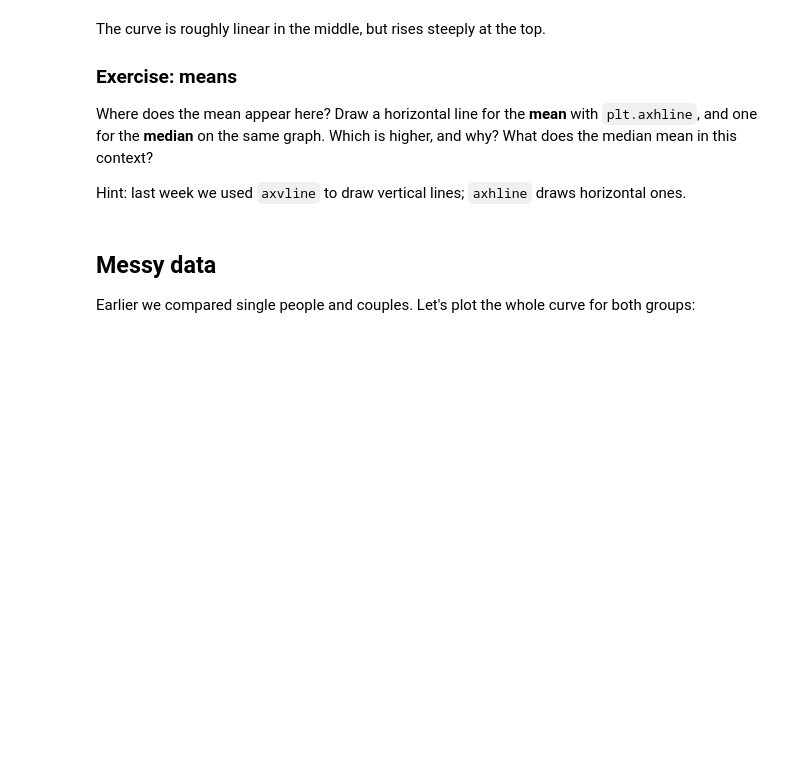
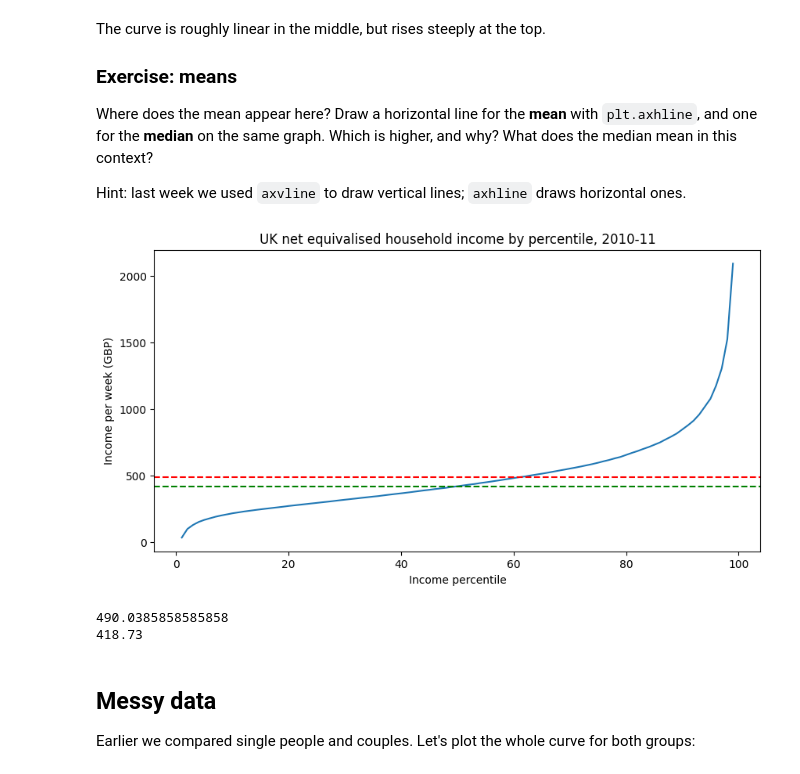
Before and after one commit to nmannbenn-debug/QM2, a Jupyter notebook: notebooks/W02. Pandas.ipynb, the cells around one changed output. Cells and saved outputs as stored; diff of their text form; code cells hidden in the pictures; blank space fills up the shorter version.

```diff
--- a/notebooks/W02. Pandas.ipynb
+++ b/notebooks/W02. Pandas.ipynb
@@ -148,6 +176,27 @@ Where does the mean appear here? Draw a horizontal line for the **mean** with `p
 Hint: last week we used `axvline` to draw vertical lines; `axhline` draws horizontal ones.
 # %%
 # your code here
+income[weekly]
+income[weekly].plot()
+
+plt.title("UK net equivalised household income by percentile, 2010-11")
+plt.xlabel("Income percentile")
+plt.ylabel("Income per week (GBP)")
+#plt.axhline(418.73) #median 50th percentile value
+#mean_value = income[weekly].mean()
+plt.axhline(income[weekly].mean(), color="red", linestyle='--')
+plt.axhline(income[weekly].median(), color="green", linestyle='--')
+#print(mean_value)
+plt.legend
+plt.show()
+#there is an additional step to creating a key that displays mean/median values, but did not understand..
+
+print(income[weekly].mean())
+print(income[weekly].median())
+# %% [output]
+[figure, added]
+490.0385858585858
+418.73
 # %% [markdown]
 ## Messy data
 
```
Also changed, not shown: parts of 17 cells of this notebook.
